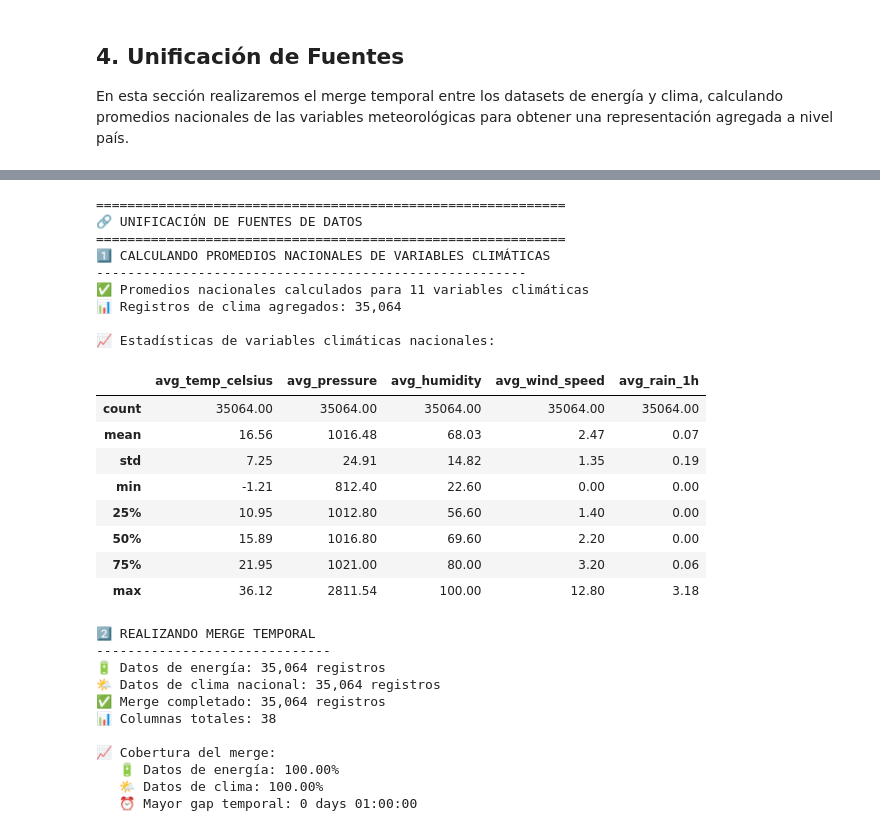
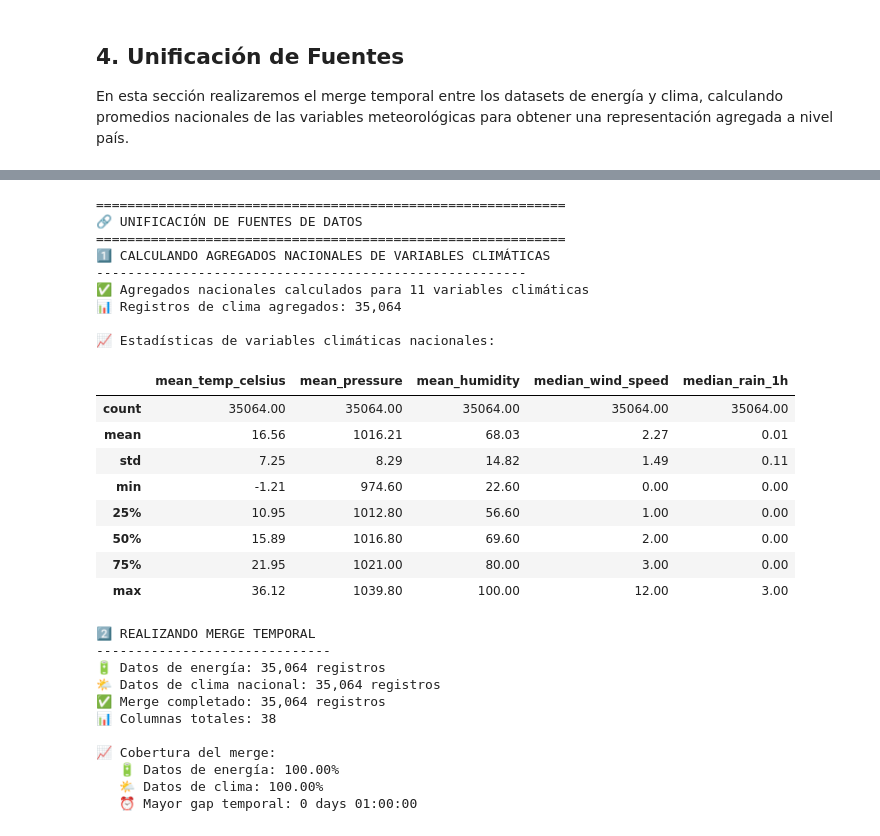
Before and after one commit to juanicamargo2001/Trabajo-Practico-CDD-grupo-12, a Jupyter notebook: demandaEnergetica.ipynb, the cells around one changed output, grey strips where cells are left out. Cells and saved outputs as stored; diff of their text form; code cells hidden in the pictures.

```diff
--- a/demandaEnergetica.ipynb
+++ b/demandaEnergetica.ipynb
@@ -667,51 +791,67 @@ En esta sección realizaremos el merge temporal entre los datasets de energía y
 # %%
 # Unificación de fuentes mediante merge temporal
 print("="*60)
 print("🔗 UNIFICACIÓN DE FUENTES DE DATOS")
 print("="*60)
 
-# 1. Calcular promedios nacionales de variables meteorológicas
-print("1️⃣ CALCULANDO PROMEDIOS NACIONALES DE VARIABLES CLIMÁTICAS")
+# 1. Calcular agregados nacionales de variables meteorológicas
+print("1️⃣ CALCULANDO AGREGADOS NACIONALES DE VARIABLES CLIMÁTICAS")
 print("-" * 55)
 
-# Variables climáticas a promediar
-weather_vars = [
-    'temp_celsius', 'temp_min_celsius', 'temp_max_celsius',
-    'pressure', 'humidity', 'wind_speed', 'wind_deg',
-    'rain_1h', 'rain_3h', 'snow_3h', 'clouds_all'
-]
+# Definir la estrategia de agregación basada en el análisis de distribución
+# Usamos 'median' para variables asimétricas (viento, lluvia, nubes) y 'mean' para las más simétricas.
+agg_strategy = {
+    'temp_celsius': 'mean',
+    'temp_min_celsius': 'mean',
+    'temp_max_celsius': 'mean',
+    'pressure': 'mean',
+    'humidity': 'mean',
+    'wind_speed': 'median',
+    'wind_deg': 'mean',  # La media de grados es compleja, pero se mantiene por simplicidad
+    'rain_1h': 'median',
+    'rain_3h': 'median',
+    'snow_3h': 'median',
+    'clouds_all': 'median'
+}
 
-# Calcular promedios por timestamp
-weather_national = weather_clean.groupby('dt_iso')[weather_vars].mean().reset_index()
+# Extraer solo las columnas que vamos a agregar
+weather_vars_to_agg = list(agg_strategy.keys())
 
-# Renombrar columnas para claridad
-weather_national.columns = ['time'] + [f'avg_{col}' for col in weather_vars]
+# Calcular agregados por timestamp usando la estrategia definida
+weather_national = weather_clean.groupby('dt_iso')[weather_vars_to_agg].agg(agg_strategy).reset_index()
 
-print(f"✅ Promedios nacionales calculados para {len(weather_vars)} variables climáticas")
+# Renombrar columnas para claridad, indicando la métrica usada
+new_column_names = ['time']
+for col, method in agg_strategy.items():
+    new_column_names.append(f'{method}_{col}')
+
+weather_national.columns = new_column_names
+
+print(f"✅ Agregados nacionales calculados para {len(weather_vars_to_agg)} variables climáticas")
 print(f"📊 Registros de clima agregados: {len(weather_national):,}")
 
 # Mostrar estadísticas de las variables calculadas
 print(f"\n📈 Estadísticas de variables climáticas nacionales:")
-display(weather_national[['avg_temp_celsius', 'avg_pressure', 'avg_humidity', 'avg_wind_speed', 'avg_rain_1h']].describe().round(2))
+display(weather_national[['mean_temp_celsius', 'mean_pressure', 'mean_humidity', 'median_wind_speed', 'median_rain_1h']].describe().round(2))
 # %% [output]
 ============================================================
 🔗 UNIFICACIÓN DE FUENTES DE DATOS
 ============================================================
-1️⃣ CALCULANDO PROMEDIOS NACIONALES DE VARIABLES CLIMÁTICAS
+1️⃣ CALCULANDO AGREGADOS NACIONALES DE VARIABLES CLIMÁTICAS
 -------------------------------------------------------
-✅ Promedios nacionales calculados para 11 variables climáticas
+✅ Agregados nacionales calculados para 11 variables climáticas
 📊 Registros de clima agregados: 35,064
 
 📈 Estadísticas de variables climáticas nacionales:
-|  | avg_temp_celsius | avg_pressure | avg_humidity | avg_wind_speed | avg_rain_1h |
+|  | mean_temp_celsius | mean_pressure | mean_humidity | median_wind_speed | median_rain_1h |
 | count | 35064.00 | 35064.00 | 35064.00 | 35064.00 | 35064.00 |
-| mean | 16.56 | 1016.48 | 68.03 | 2.47 | 0.07 |
-| std | 7.25 | 24.91 | 14.82 | 1.35 | 0.19 |
-| min | -1.21 | 812.40 | 22.60 | 0.00 | 0.00 |
-| 25% | 10.95 | 1012.80 | 56.60 | 1.40 | 0.00 |
-| 50% | 15.89 | 1016.80 | 69.60 | 2.20 | 0.00 |
-| 75% | 21.95 | 1021.00 | 80.00 | 3.20 | 0.06 |
-| max | 36.12 | 2811.54 | 100.00 | 12.80 | 3.18 |
+| mean | 16.56 | 1016.21 | 68.03 | 2.27 | 0.01 |
+| std | 7.25 | 8.29 | 14.82 | 1.49 | 0.11 |
+| min | -1.21 | 974.60 | 22.60 | 0.00 | 0.00 |
+| 25% | 10.95 | 1012.80 | 56.60 | 1.00 | 0.00 |
+| 50% | 15.89 | 1016.80 | 69.60 | 2.00 | 0.00 |
+| 75% | 21.95 | 1021.00 | 80.00 | 3.00 | 0.00 |
+| max | 36.12 | 1039.80 | 100.00 | 12.00 | 3.00 |
 # %%
 # 2. Realizar merge temporal entre datasets
 print("\n2️⃣ REALIZANDO MERGE TEMPORAL")
```
Also changed, not shown: parts of 16 cells of this notebook, 2 other files.
